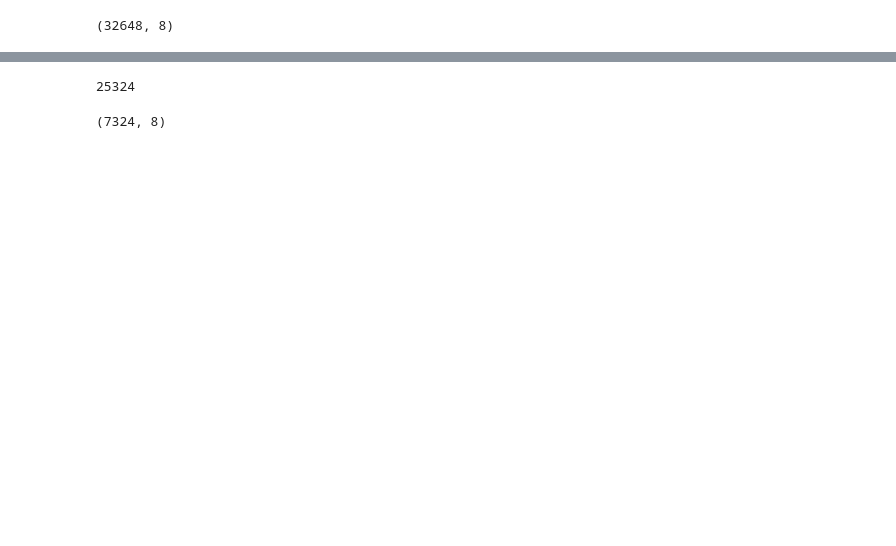
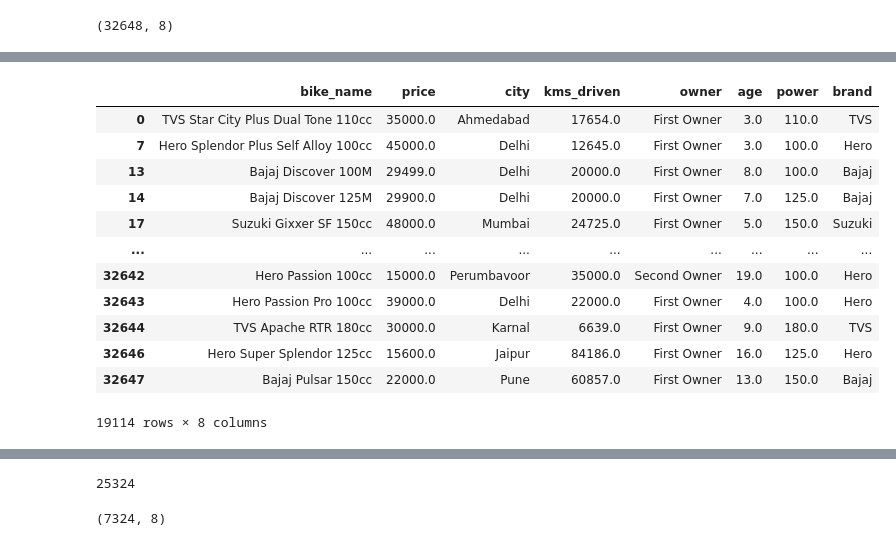
Before and after one commit to Harshit-Kandoi/upflairs, a Jupyter notebook: Pandas 2.0.ipynb, the cells around one changed output, grey strips where cells are left out. Saved outputs shown, nothing was run; the diff lists cells and outputs as text; code cells hidden in the pictures; blank space fills up the shorter version.

```diff
--- a/Pandas 2.0.ipynb
+++ b/Pandas 2.0.ipynb
@@ -80,0 +293,18 @@ df.shape
+# %%
+## data is filtering with conditions
+
+df[df['price']<=50000]
+# %% [output]
+|  | bike_name | price | city | kms_driven | owner | age | power | brand |
+| 0 | TVS Star City Plus Dual Tone 110cc | 35000.0 | Ahmedabad | 17654.0 | First Owner | 3.0 | 110.0 | TVS |
+| 7 | Hero Splendor Plus Self Alloy 100cc | 45000.0 | Delhi | 12645.0 | First Owner | 3.0 | 100.0 | Hero |
+| 13 | Bajaj Discover 100M | 29499.0 | Delhi | 20000.0 | First Owner | 8.0 | 100.0 | Bajaj |
+| 14 | Bajaj Discover 125M | 29900.0 | Delhi | 20000.0 | First Owner | 7.0 | 125.0 | Bajaj |
+| 17 | Suzuki Gixxer SF 150cc | 48000.0 | Mumbai | 24725.0 | First Owner | 5.0 | 150.0 | Suzuki |
+| ... | ... | ... | ... | ... | ... | ... | ... | ... |
+| 32642 | Hero Passion 100cc | 15000.0 | Perumbavoor | 35000.0 | Second Owner | 19.0 | 100.0 | Hero |
+| 32643 | Hero Passion Pro 100cc | 39000.0 | Delhi | 22000.0 | First Owner | 4.0 | 100.0 | Hero |
+| 32644 | TVS Apache RTR 180cc | 30000.0 | Karnal | 6639.0 | First Owner | 9.0 | 180.0 | TVS |
+| 32646 | Hero Super Splendor 125cc | 15600.0 | Jaipur | 84186.0 | First Owner | 16.0 | 125.0 | Hero |
+| 32647 | Bajaj Pulsar 150cc | 22000.0 | Pune | 60857.0 | First Owner | 13.0 | 150.0 | Bajaj |
+19114 rows × 8 columns
```
Also changed, not shown: parts of 90 cells of this notebook, 1 other file.
